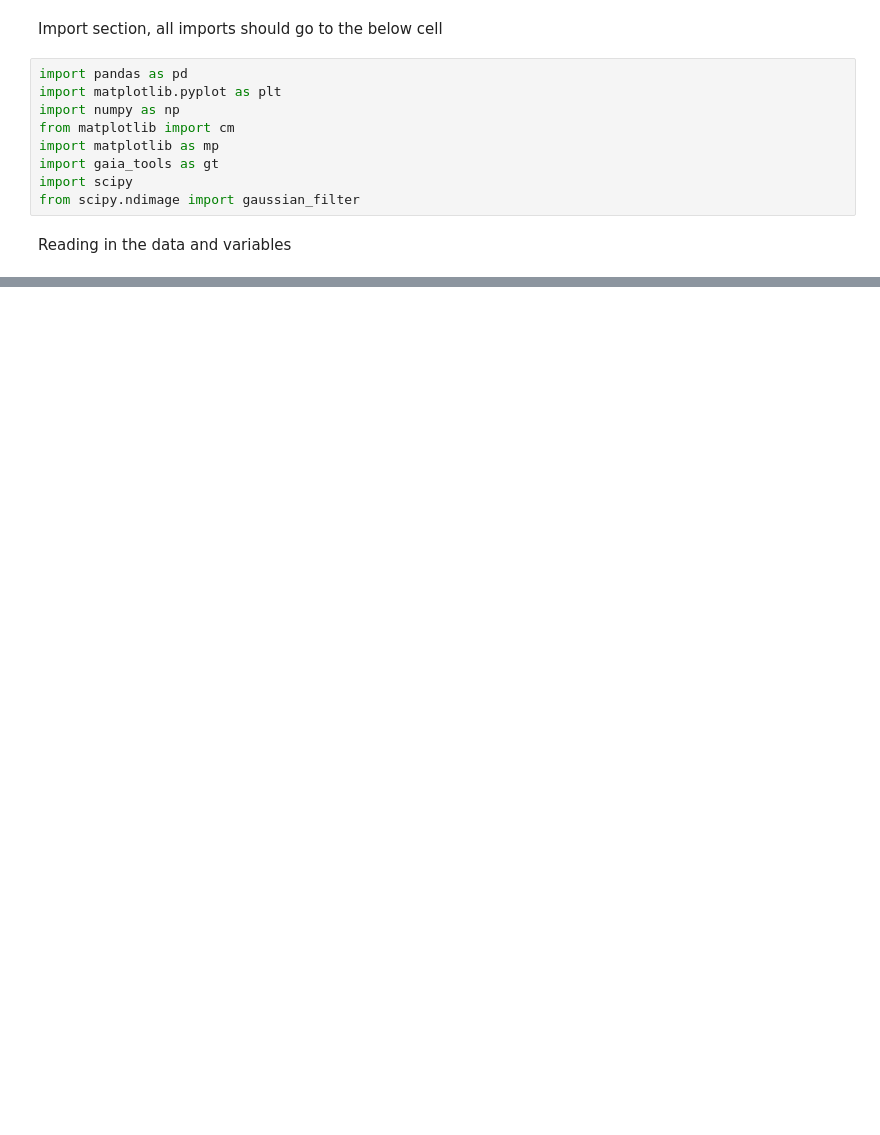
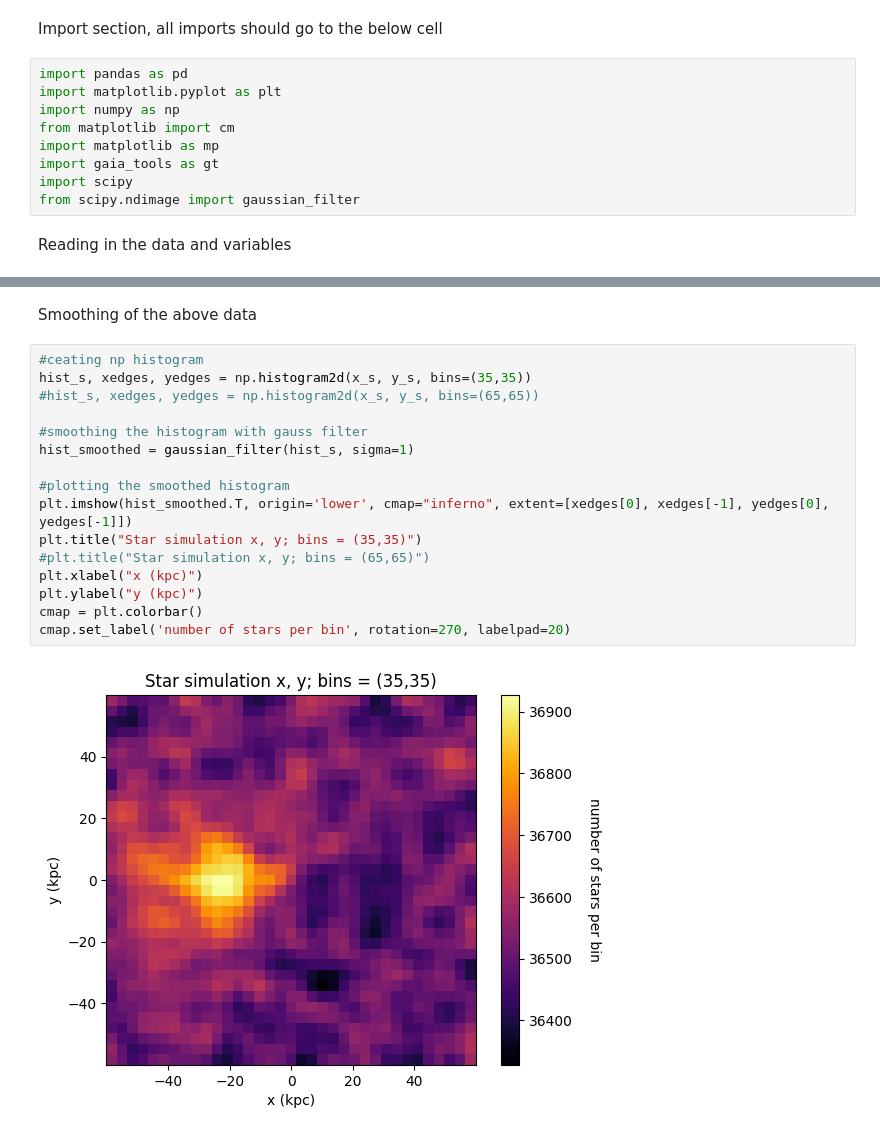
Before and after one commit to TheArchAstronomer/My_thesis, a Jupyter notebook: CDM_sim_viz.ipynb, the cells around one changed output, grey strips where cells are left out. Drawn from its saved outputs; the diff is of its cells as text; blank space fills up the shorter version.

```diff
--- a/CDM_sim_viz.ipynb
+++ b/CDM_sim_viz.ipynb
@@ -23,0 +43,20 @@ starsdf = starsdf.dropna(subset=["z"])
+# %% [markdown]
+Smoothing of the above data
+# %%
+#ceating np histogram
+hist_s, xedges, yedges = np.histogram2d(x_s, y_s, bins=(35,35))
+#hist_s, xedges, yedges = np.histogram2d(x_s, y_s, bins=(65,65))
+
+#smoothing the histogram with gauss filter
+hist_smoothed = gaussian_filter(hist_s, sigma=1)
+
+#plotting the smoothed histogram
+plt.imshow(hist_smoothed.T, origin='lower', cmap="inferno", extent=[xedges[0], xedges[-1], yedges[0], yedges[-1]])
+plt.title("Star simulation x, y; bins = (35,35)")
+#plt.title("Star simulation x, y; bins = (65,65)")
+plt.xlabel("x (kpc)")
+plt.ylabel("y (kpc)")
+cmap = plt.colorbar()
+cmap.set_label('number of stars per bin', rotation=270, labelpad=20)
+# %% [output]
+[figure, added]
```
Also changed, not shown: parts of 3 cells of this notebook, 2 other files.
